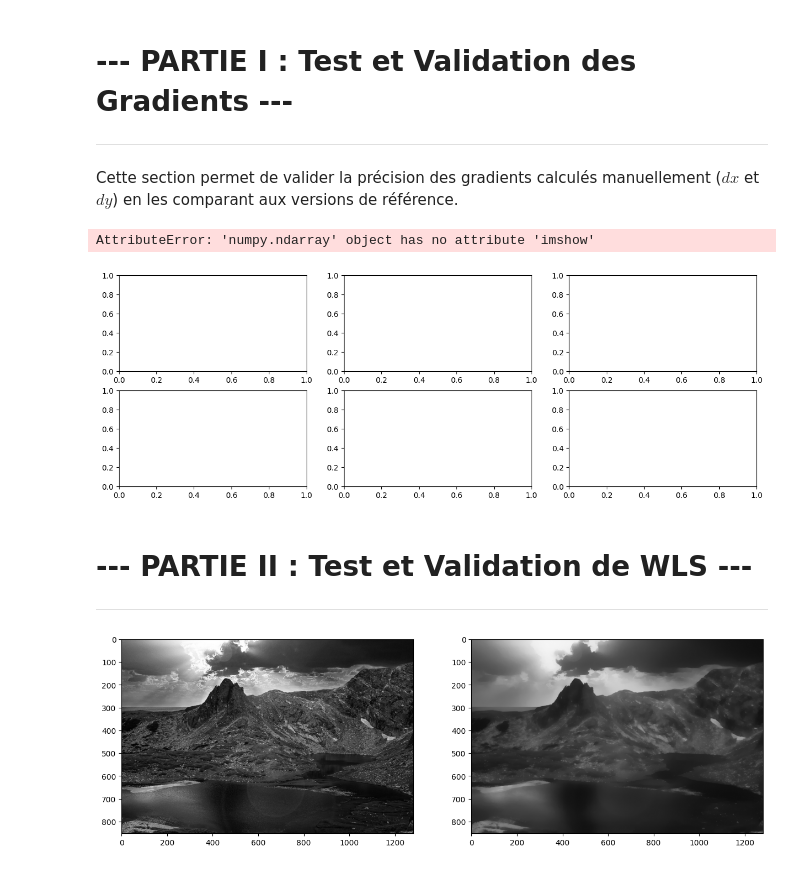
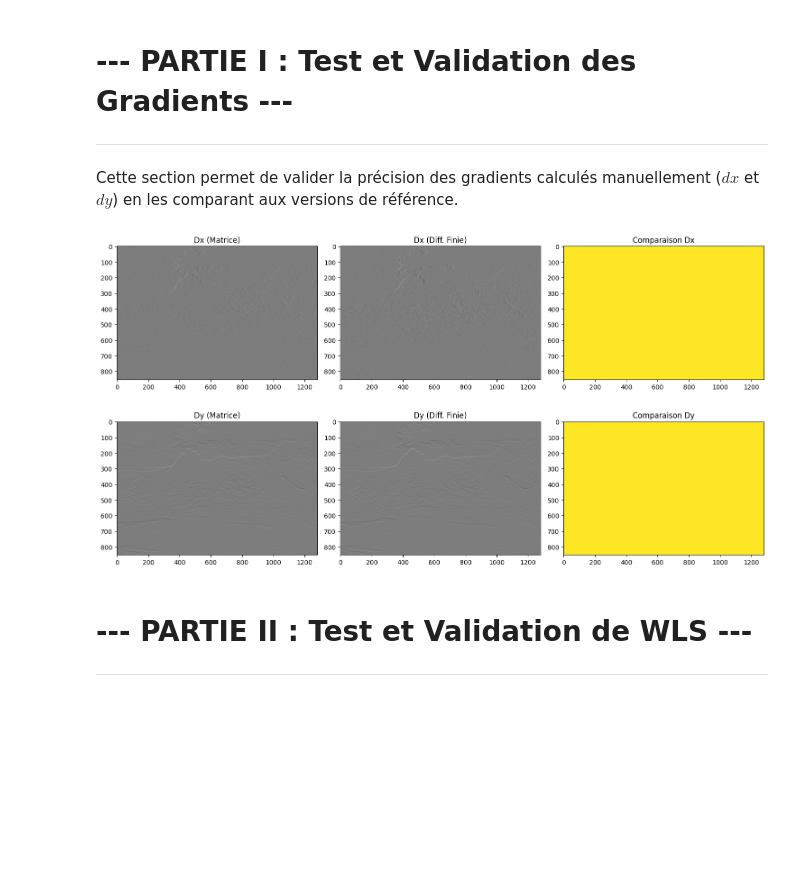
Before and after one commit to OiseauDesNuages/Projet_Image, a Jupyter notebook: projet.ipynb, the cells around one changed output. Saved outputs shown, nothing was run; the diff lists cells and outputs as text; code cells hidden in the pictures; blank space fills up the shorter version.

Commit message:
WLS_gray and WLS_RGB

```diff
--- a/projet.ipynb
+++ b/projet.ipynb
@@ -26,73 +28,10 @@ plt.show()
 
 Cette section permet de valider la précision des gradients calculés manuellement ($dx$ et $dy$) en les comparant aux versions de référence.
 # %%
-img_gray_flat = img_gray.flatten()
-nb_lignes, nb_colonnes = img_gray.shape
-nb_pixels = nb_lignes * nb_colonnes
-
-# Construction de Dx tq : 'u(p+1) - u(p)' derivee horizontale
-dx_diff = -np.ones(nb_pixels)
-dx_diag = np.ones(nb_pixels)
-
-# gestion des bords : On met donc la différence à 0 pour la dernière colonne de chaque ligne.
-dx_diff[nb_colonnes-1::nb_colonnes] = 0
-dx_diag[nb_colonnes-1::nb_colonnes] = 0
-
-Dx = diags([dx_diag, dx_diff], [0, 1], shape=(nb_pixels, nb_pixels))
-
-# Construction de Dy tq : 'u(p+nb_colonnes) - u(p)' derivee horizontale
-dy_diff = -np.ones(nb_pixels)
-dy_diag = np.ones(nb_pixels)
-
-#gestionn des bords : on mets la dernière ligne à zéro
-dy_diag[-nb_colonnes:] = 0
-Dy = diags([dy_diag, dy_diff], [0, nb_colonnes], shape=(nb_pixels, nb_pixels))
-
-# Calcul des gradients
-grad_x_1D = Dx @ img_gray_flat
-grad_y_1D = Dy @ img_gray_flat
-# Reshape
-grad_x_2D = grad_x_1D.reshape(nb_lignes, nb_colonnes)
-grad_y_2D = grad_y_1D.reshape(nb_lignes, nb_colonnes)
-
-# Calcul du gradient différence finie
-zero_col = np.zeros((img_gray.shape[0], 1))
-img_gray_dx = np.hstack((img_gray[:, :-1] - img_gray[:, 1:], zero_col))
-
-zero_lig = np.zeros((1, img_gray.shape[1]))
-img_gray_dy = np.vstack((img_gray[:-1, :] - img_gray[1:, :], zero_lig))
-
-
-# Affichage
-fig, axes = plt.subplots(2, 3, figsize=(15, 5))
-
-axes[0].imshow(grad_x_2D, cmap='gray')
-axes[0].set_title("Dx calculé")
-
-axes[1].imshow(img_gray_dx, cmap='gray')
-axes[1].set_title("Dx différence finie")
-
-verif_Dx = np.around(grad_x_2D.astype(np.double),6) == np.around(img_gray_dx.astype(np.double),6)
-
-axes[2].imshow(verif_Dx, cmap='viridis', vmin=0, vmax=1)
-axes[2].set_title("Zones identiques")
-
-axes[3].imshow(grad_y_2D, cmap='gray')
-axes[3].set_title("Dy calculé")
-
-axes[4].imshow(img_gray_dy, cmap='gray')
-axes[4].set_title("Dy différence finie")
-
-verif_Dy = grad_y_2D == img_gray_dy
-
-axes[5].imshow(verif_Dy, cmap='viridis', vmin=0, vmax=1)
-axes[5].set_title("Zones identiques")
-
-
-plt.show()
+Dx, Dy = toolbox.build_Dx_Dy(img_bgr)
+toolbox.comparer_gradients(img_bgr, Dx, Dy)
 # %% [output]
-AttributeError: 'numpy.ndarray' object has no attribute 'imshow'
-[figure, old version]
+[figure, new version]
 # %% [markdown]
 # --- PARTIE II : Test et Validation de WLS ---
 
@@ -118,8 +51,2 @@ img_lisse = u_flat.reshape((nb_lignes, nb_colonnes))
 # %%
-fig, axes = plt.subplots(1, 2, figsize=(15, 5))
-
-axes[0].imshow(img_gray, cmap='gray', vmin=0, vmax=1)
-axes[1].imshow(img_lisse, cmap='gray',  vmin=0, vmax=1)
-plt.show()
+img_lisse = toolbox.WLS_RGB(img_test_rgb, Dx, Dy, alpha=1.2, eps=1e-4, lamb=0.25)
-# %% [output]
-[figure, removed]
```
Also changed, not shown: parts of 4 cells of this notebook, 2 other files.
